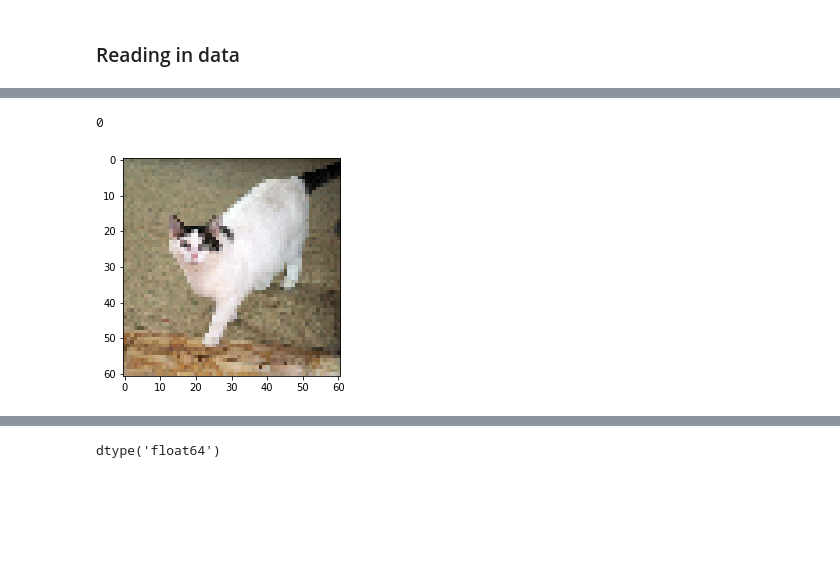
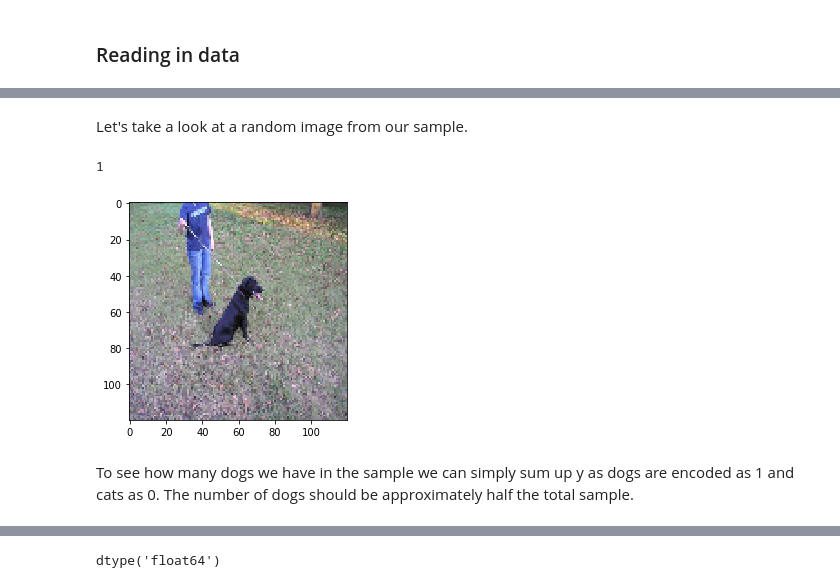
Before and after one commit to dietrichsimon/transfer-learning, a Jupyter notebook: cats-vs-dogs.ipynb, the cells around one changed output, grey strips where cells are left out. Cells and saved outputs as stored; diff of their text form; code cells hidden in the pictures; blank space fills up the shorter version.

```diff
--- a/cats-vs-dogs.ipynb
+++ b/cats-vs-dogs.ipynb
@@ -31,5 +36,16 @@ from sklearn.model_selection import train_test_split
 # %%
-def prep_data(path, img_dim, total_pics=1_000):
+def prep_data(path, img_dim, total_pics):
+    '''Reads in pictures and converts them into numpy arrays.
+    ----------------
+    Parameters:
+    - path: string - path to pictures
+    - img_dim: integer - resolution of the pictures (img_dim x img_dim pixels)
+    - total_pics: integer - number of sampled pictures
+    ----------------
+    Output:
+    - X_array: numpy array of transformed pictures
+    - y_array: numpy array indicating whether a pictures shows a dog (1) or cat (0)
+    '''
     X = []
     y = []
     count = 0
@@ -61,10 +78,14 @@ X.shape, y.shape
-# %%
-check = 33
-plt.imshow(X[check])
-y[check]
-# %% [output]
-0
-[figure, removed]
+# %% [markdown]
+Let's take a look at a random image from our sample.
+# %%
+test_image = random.randint(1, total_pics)
+plt.imshow(X[test_image])
+y[test_image]
+# %% [output]
+1
+[figure, added]
+# %% [markdown]
+To see how many dogs we have in the sample we can simply sum up y as dogs are encoded as 1 and cats as 0. The number of dogs should be approximately half the total sample.
 # %%
 sum(y)
 # %% [output]
```
Also changed, not shown: parts of 39 cells of this notebook, 1 other file.
